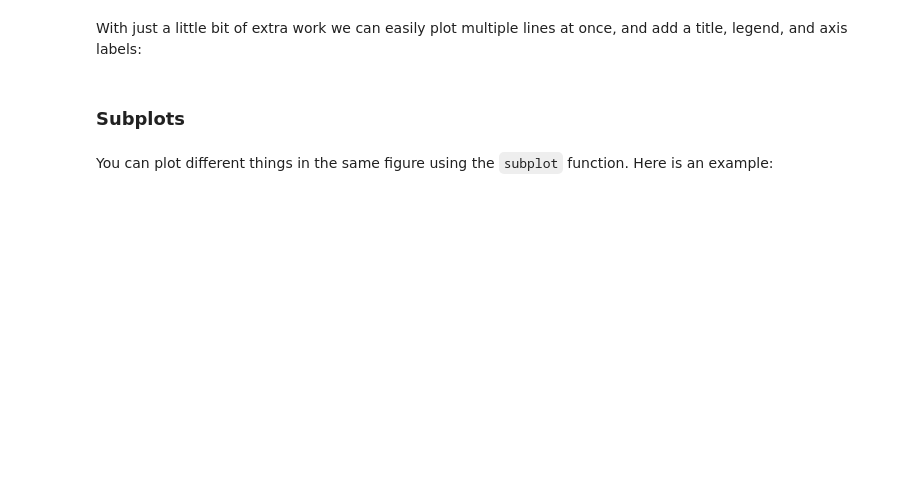
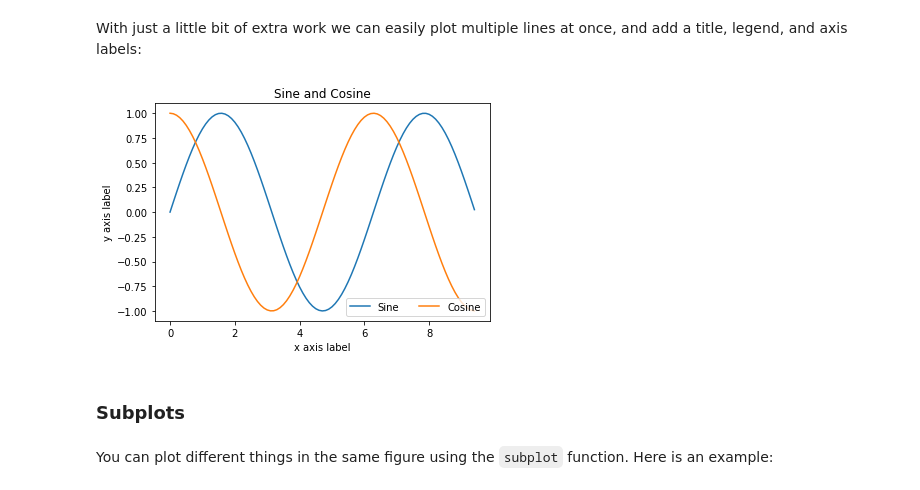
Before and after one commit to szingaro/python-labs, a Jupyter notebook: notebooks/005-numpy.ipynb, the cells around one changed output. Drawn from its saved outputs; the diff is of its cells as text; code cells hidden in the pictures; blank space fills up the shorter version.

```diff
--- a/notebooks/005-numpy.ipynb
+++ b/notebooks/005-numpy.ipynb
@@ -475,20 +566,22 @@ With just a little bit of extra work we can easily plot multiple lines at once,
 # %%
 import numpy as np
 import matplotlib.pyplot as plt
 
 # Compute the x and y coordinates for points on sine and cosine curves
 x = np.arange(0, 3 * np.pi, 0.1)
 y_sin = np.sin(x)
 y_cos = np.cos(x)
 
 # Plot the points using matplotlib
 plt.plot(x, y_sin)
 plt.plot(x, y_cos)
 plt.xlabel('x axis label')
 plt.ylabel('y axis label')
 plt.title('Sine and Cosine')
-plt.legend(['Sine', 'Cosine'])
+plt.legend(['Sine', 'Cosine'], ncol=2)
 plt.show()
+# %% [output]
+[figure, added]
 # %% [markdown]
 ### Subplots
 # %% [markdown]
```
Also changed, not shown: parts of 14 cells of this notebook.
